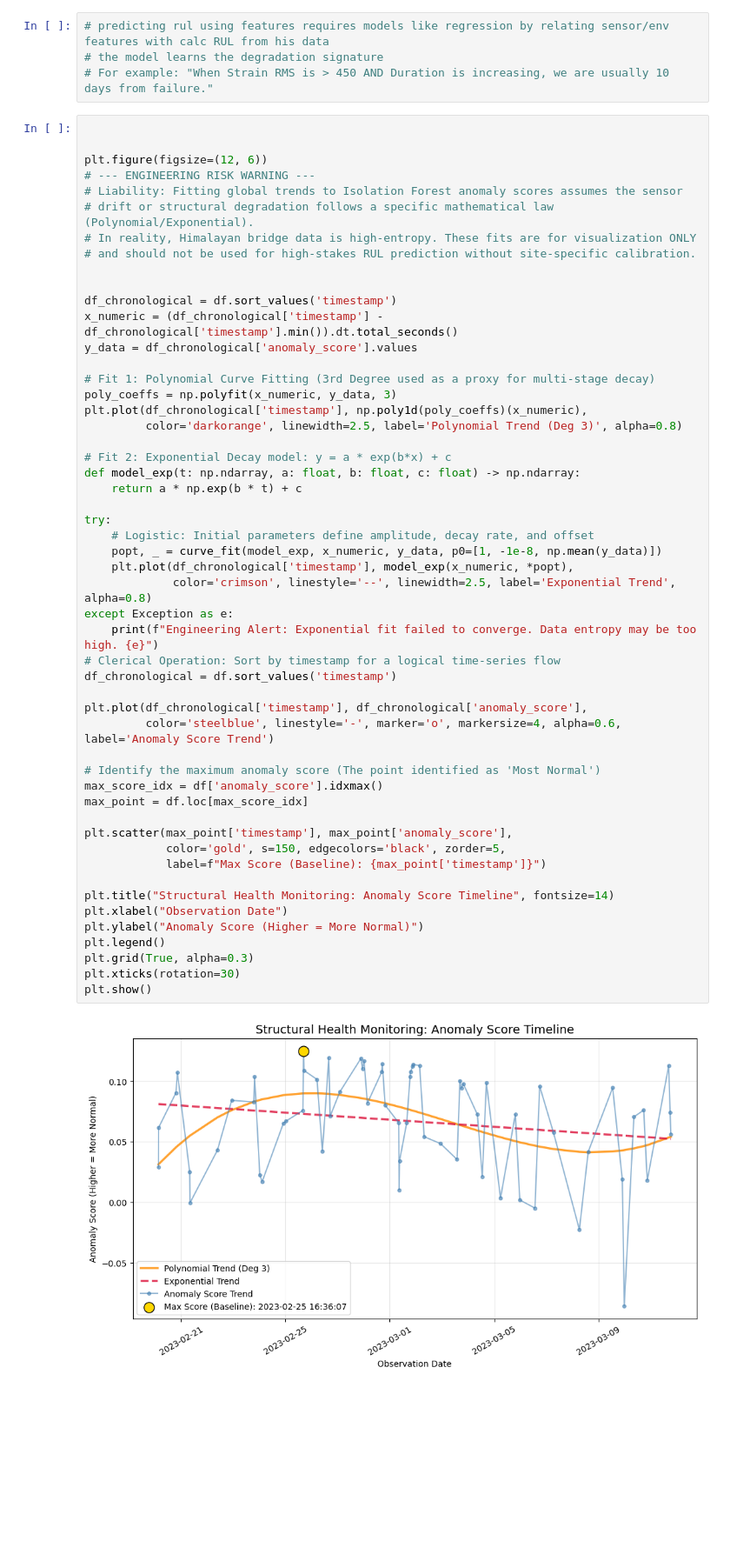
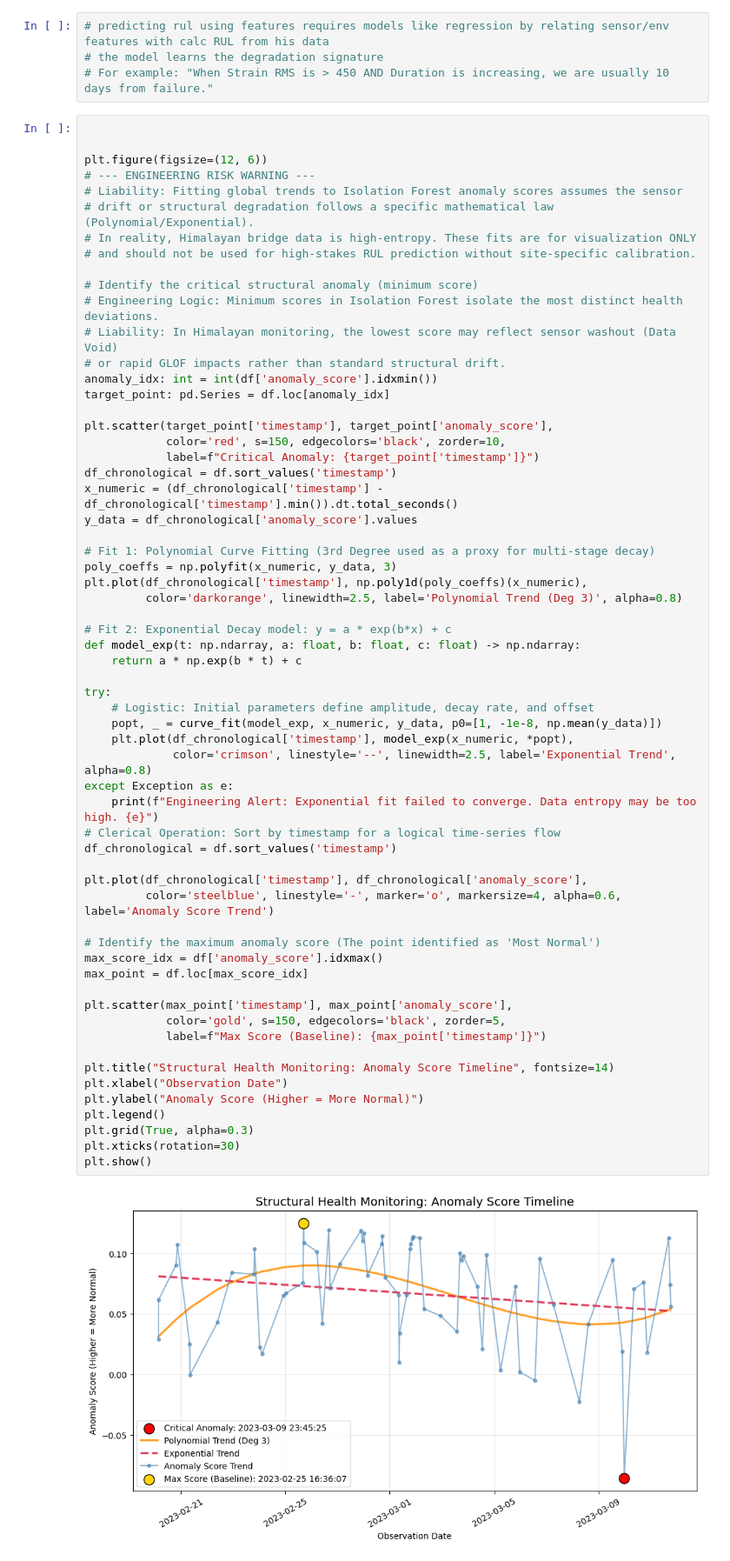
Before and after one commit to wxb-sly/aice-2026-bc, a Jupyter notebook: notebooks/GP_SHM.ipynb, the cells around one changed output. Shown at 87% size. Cells and saved outputs as stored; diff of their text form; blank space fills up the shorter version.

Commit message:
Refractor: fix misleading bug in graph

```diff
--- a/notebooks/GP_SHM.ipynb
+++ b/notebooks/GP_SHM.ipynb
@@ -294,7 +294,16 @@ plt.figure(figsize=(12, 6))
 # In reality, Himalayan bridge data is high-entropy. These fits are for visualization ONLY
 # and should not be used for high-stakes RUL prediction without site-specific calibration.
 
+# Identify the critical structural anomaly (minimum score)
+# Engineering Logic: Minimum scores in Isolation Forest isolate the most distinct health deviations.
+# Liability: In Himalayan monitoring, the lowest score may reflect sensor washout (Data Void)
+# or rapid GLOF impacts rather than standard structural drift.
+anomaly_idx: int = int(df['anomaly_score'].idxmin())
+target_point: pd.Series = df.loc[anomaly_idx]
 
+plt.scatter(target_point['timestamp'], target_point['anomaly_score'],
+            color='red', s=150, edgecolors='black', zorder=10,
+            label=f"Critical Anomaly: {target_point['timestamp']}")
 df_chronological = df.sort_values('timestamp')
 x_numeric = (df_chronological['timestamp'] - df_chronological['timestamp'].min()).dt.total_seconds()
 y_data = df_chronological['anomaly_score'].values
@@ -310,34 +319,34 @@ def model_exp(t: np.ndarray, a: float, b: float, c: float) -> np.ndarray:
 
 try:
     # Logistic: Initial parameters define amplitude, decay rate, and offset
     popt, _ = curve_fit(model_exp, x_numeric, y_data, p0=[1, -1e-8, np.mean(y_data)])
     plt.plot(df_chronological['timestamp'], model_exp(x_numeric, *popt),
              color='crimson', linestyle='--', linewidth=2.5, label='Exponential Trend', alpha=0.8)
 except Exception as e:
     print(f"Engineering Alert: Exponential fit failed to converge. Data entropy may be too high. {e}")
 # Clerical Operation: Sort by timestamp for a logical time-series flow
 df_chronological = df.sort_values('timestamp')
 
 plt.plot(df_chronological['timestamp'], df_chronological['anomaly_score'],
          color='steelblue', linestyle='-', marker='o', markersize=4, alpha=0.6, label='Anomaly Score Trend')
 
 # Identify the maximum anomaly score (The point identified as 'Most Normal')
 max_score_idx = df['anomaly_score'].idxmax()
 max_point = df.loc[max_score_idx]
 
 plt.scatter(max_point['timestamp'], max_point['anomaly_score'],
             color='gold', s=150, edgecolors='black', zorder=5,
             label=f"Max Score (Baseline): {max_point['timestamp']}")
 
 plt.title("Structural Health Monitoring: Anomaly Score Timeline", fontsize=14)
 plt.xlabel("Observation Date")
 plt.ylabel("Anomaly Score (Higher = More Normal)")
 plt.legend()
 plt.grid(True, alpha=0.3)
 plt.xticks(rotation=30)
 plt.show()
 # %% [output]
-[figure, old version]
+[figure, new version]
 # %%
 def calculate_degration_rate(df: pd.DataFrame, window: int = 4) -> pd.DataFrame:
     """
```
